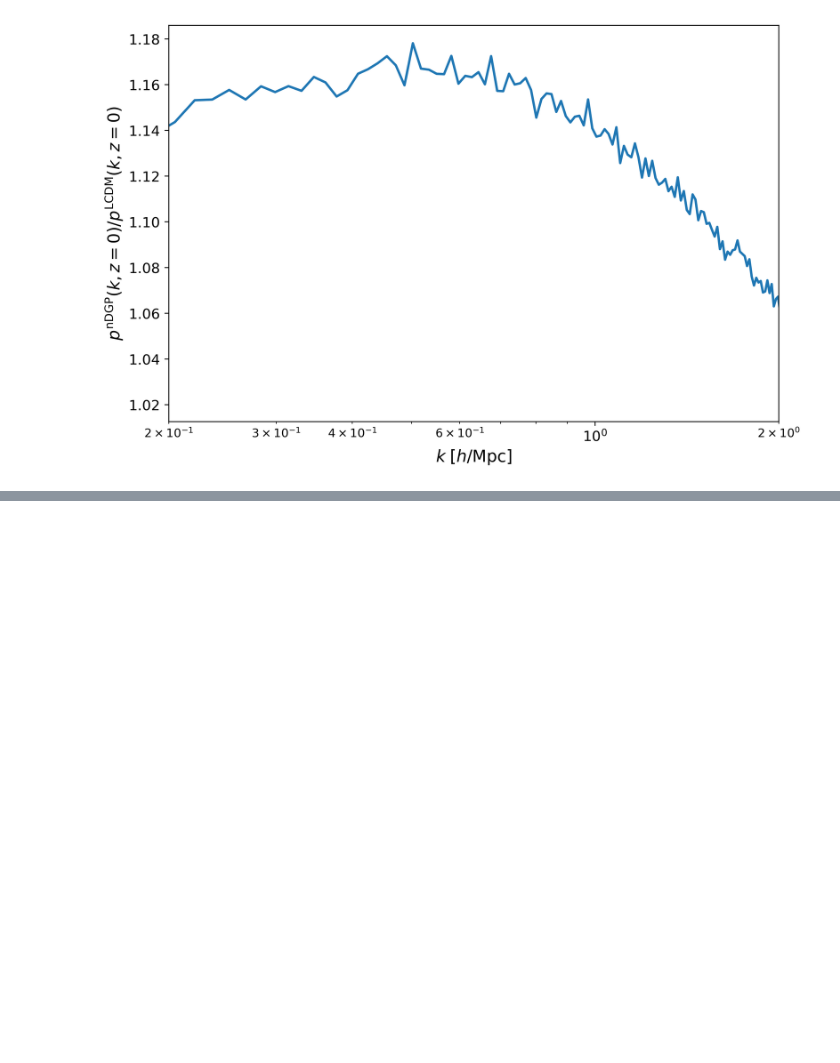
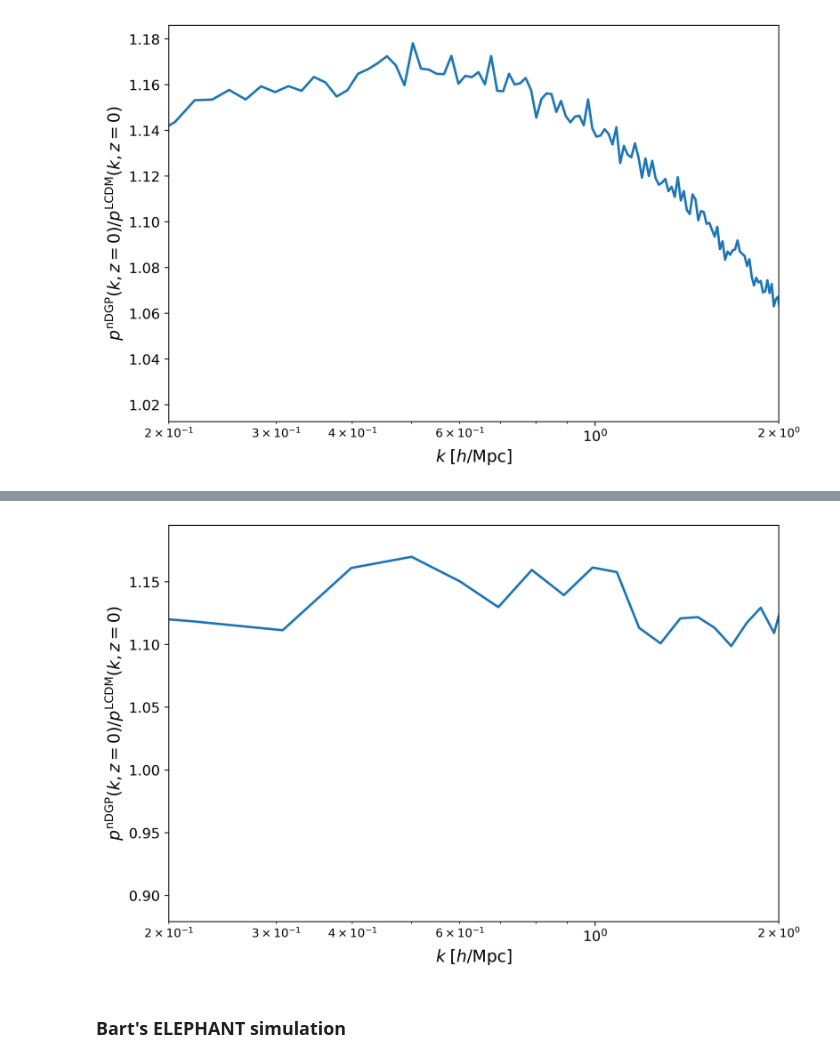
Before and after one commit to BielThi/Hi-COLA, a Jupyter notebook: Notebooks/power_spectrum.ipynb, the cells around one changed output, grey strips where cells are left out. Cells and saved outputs as stored; diff of their text form; code cells hidden in the pictures; blank space fills up the shorter version.

```diff
--- a/Notebooks/power_spectrum.ipynb
+++ b/Notebooks/power_spectrum.ipynb
@@ -106,5 +109,7 @@ compare_power_spectrum(ks_cuGal, Pks_cuGal, labels)
 # %%
-path_LCDM = '/home/bielthi/Hi-COLA/Hi-COLA_Output/simulations/'
-redshifts = ['0.000', '0.244','0.645', '1.427', '3.630', '49.000']
-names_LCDM = ['pofk_LCDM_cb_z{}.txt'.format(redshift) for redshift in redshifts]
-files_LCDM = [path_LCDM + name_LCDM for name_LCDM in names_LCDM]
+labels = ['LCDM', 'nDGP']
+ratio_power_spectrum(k_LCDM,Pk_LCDM,k_nDGP,Pk_nDGP,labels)
+# %% [output]
+[figure, added]
+# %% [markdown]
+### Bart's ELEPHANT simulation
```
Also changed, not shown: parts of 22 cells of this notebook, 29 other files.
